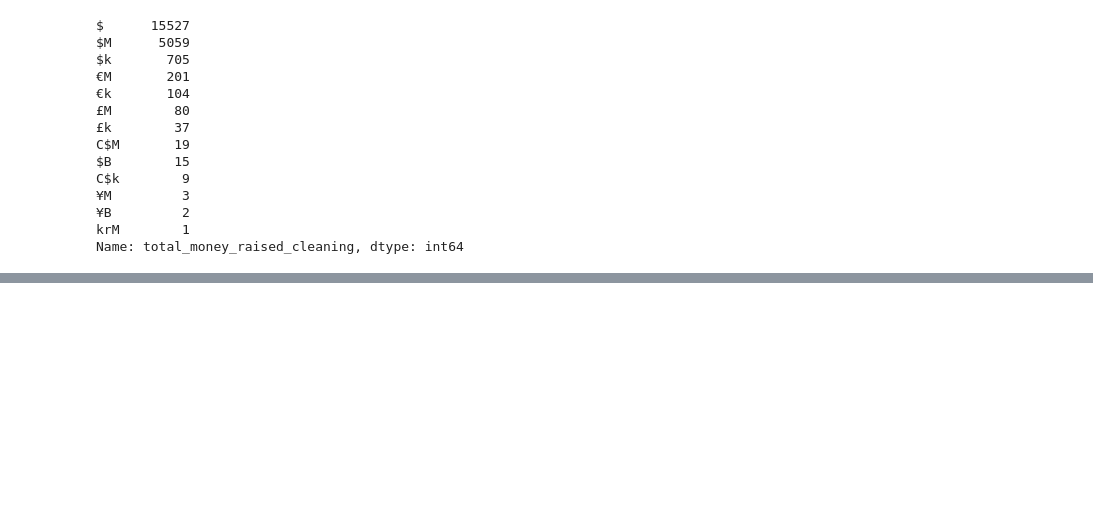
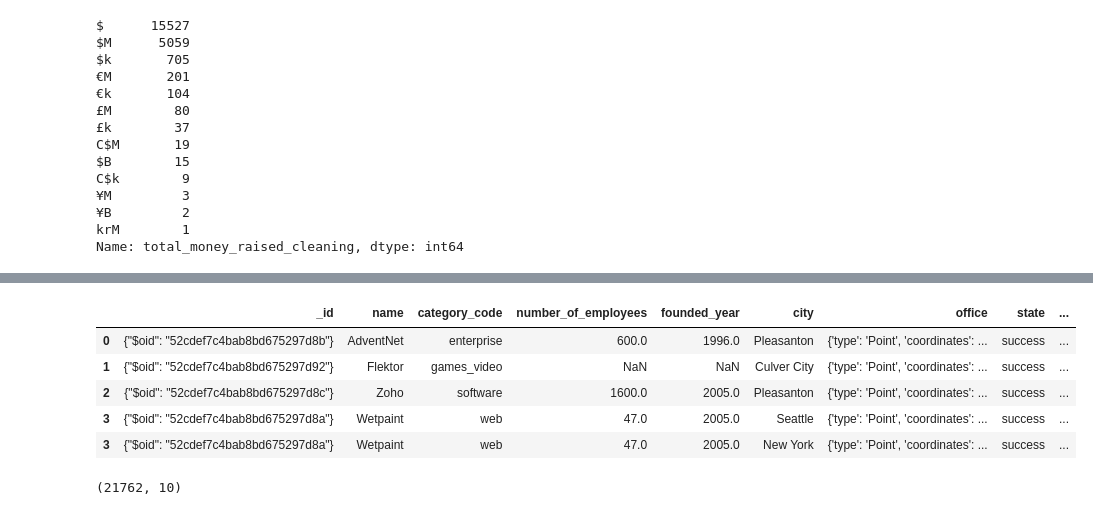
Before and after one commit to Flori-87/best-located-company, a Jupyter notebook: src/clean_companyData.ipynb, the cells around one changed output, grey strips where cells are left out. Drawn from its saved outputs; the diff is of its cells as text; code cells hidden in the pictures; blank space fills up the shorter version.

```diff
--- a/src/clean_companyData.ipynb
+++ b/src/clean_companyData.ipynb
@@ -142,3 +142,29 @@ C$k        9
 ¥B         2
 krM        1
 Name: total_money_raised_cleaning, dtype: int64
+# %%
+# voy a transformar estos tipos de moneda a $ y todo a la misma unidad (k)
+# todas las empresas con moneda ¥ son japonesas, así que se refiere a yenes
+def getMoney(row):
+    dic_money = {r"^C\$\d+":["C$",0.71],r"^\$\d+":["$",1],r"^\£\d+":["£",1.25],r"^\€\d+":["€",1.09],r"^kr\d+":["kr",0.1],
+                r"^\¥\d+":["¥",0.0093]}
+    value = row["total_money_raised"]
+    if value:
+        for key in dic_money.keys():
+            if re.search(key,value):
+                value = value.split(dic_money[key][0])[1]
+                if "k" in value:
+                    return (round(float(value.split("k")[0])*(dic_money[key][1]),4),"success")
+                elif "M" in value:
+                    return (round(float(value.split("M")[0])*(dic_money[key][1])*1000,4),"success")
+                elif "B" in value:
+                    return (round(float(value.split("B")[0])*(dic_money[key][1])*1000000,4),"success")
+                else:
+                    return (round(float(value)*(dic_money[key][1])/1000,4),"success2")
+    else:
+        return (None, "fail")
+
+
+money_conversion = company_processed.apply(getMoney,axis=1,result_type="expand")
+money_conversion.columns=["total_money_raised ($k)","money_state"]
+money_conversion.head()
@@ -144,0 +188,3 @@ Name: total_money_raised_cleaning, dtype: int64
+# %%
+company_processed = pd.concat([company_processed,money_conversion], axis=1)
+display(company_processed.head(),company_processed.shape)
@@ -144,0 +199,12 @@ Name: total_money_raised_cleaning, dtype: int64
+# %%
+company_processed = company_processed.drop(columns=["total_money_raised_cleaning","offices","total_money_raised"])
+# %%
+display(company_processed.head(),company_processed.shape)
+# %% [output]
+|  | _id | name | category_code | number_of_employees | founded_year | city | office | state | ... |
+| 0 | {"$oid": "52cdef7c4bab8bd675297d8b"} | AdventNet | enterprise | 600.0 | 1996.0 | Pleasanton | {'type': 'Point', 'coordinates': ... | success | ... |
+| 1 | {"$oid": "52cdef7c4bab8bd675297d92"} | Flektor | games_video | NaN | NaN | Culver City | {'type': 'Point', 'coordinates': ... | success | ... |
+| 2 | {"$oid": "52cdef7c4bab8bd675297d8c"} | Zoho | software | 1600.0 | 2005.0 | Pleasanton | {'type': 'Point', 'coordinates': ... | success | ... |
+| 3 | {"$oid": "52cdef7c4bab8bd675297d8a"} | Wetpaint | web | 47.0 | 2005.0 | Seattle | {'type': 'Point', 'coordinates': ... | success | ... |
+| 3 | {"$oid": "52cdef7c4bab8bd675297d8a"} | Wetpaint | web | 47.0 | 2005.0 | New York | {'type': 'Point', 'coordinates': ... | success | ... |
+(21762, 10)
```
Also changed, not shown: parts of 10 cells of this notebook, 1 other file.
